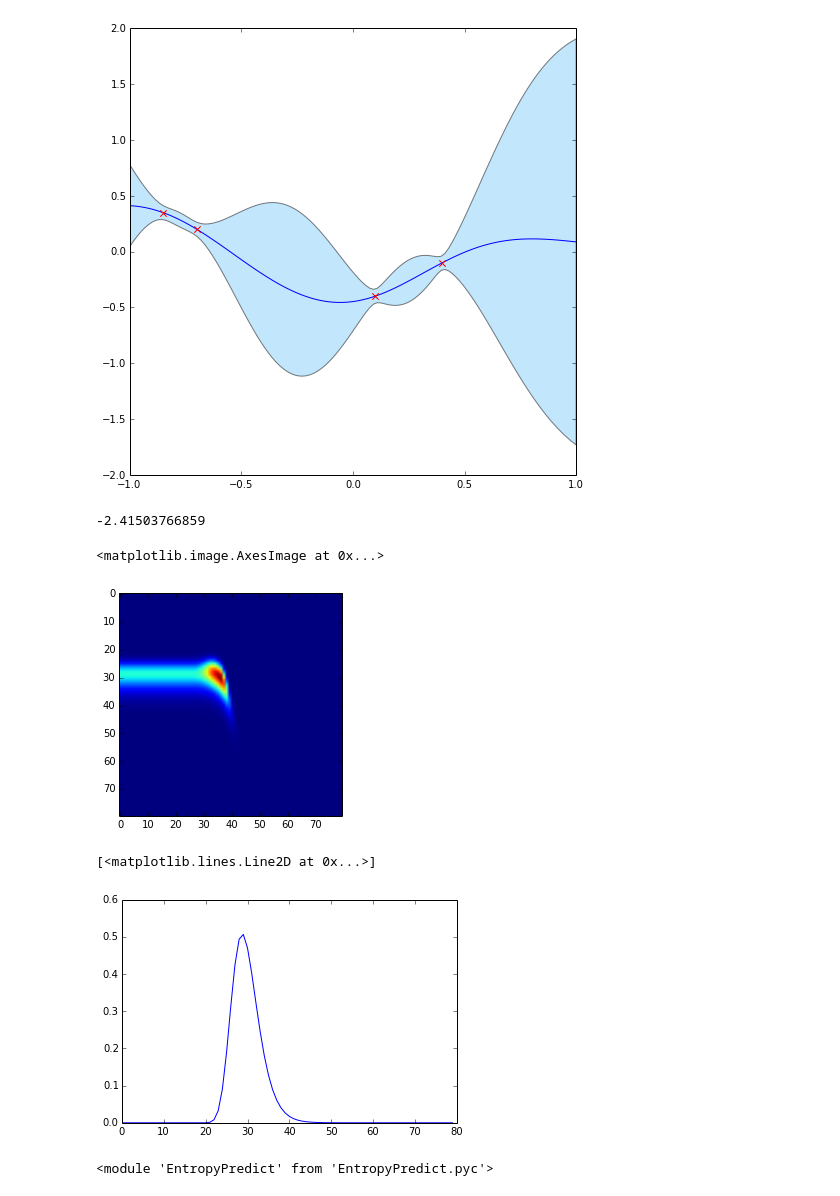
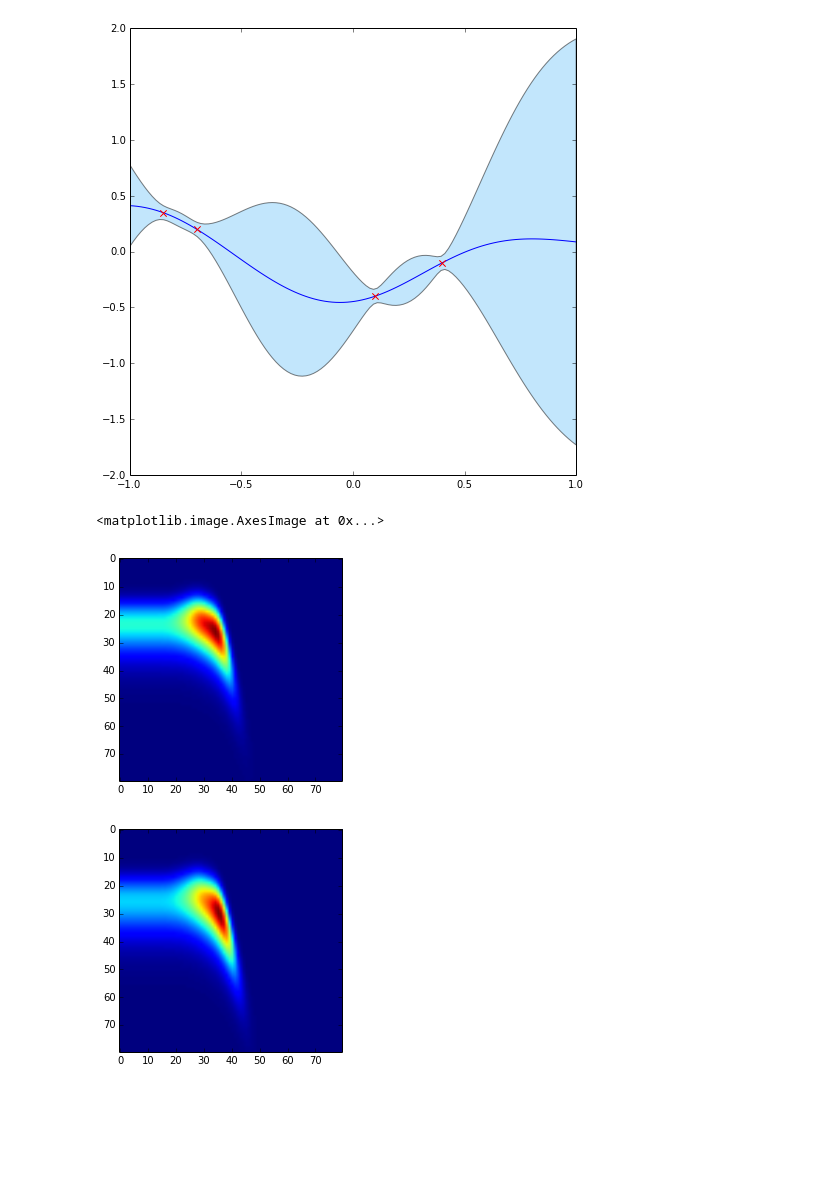
Before and after one commit to markm541374/ES, a Jupyter notebook: scatch.ipynb, the cells around one changed output. Saved outputs shown, nothing was run; the diff lists cells and outputs as text; code cells hidden in the pictures; blank space fills up the shorter version.

```diff
--- a/scatch.ipynb
+++ b/scatch.ipynb
@@ -23,38 +24,29 @@ g1=GPd.GPcore(Xo,Yo,So,Do,kf)
 a=GPd.plot1(g1,[-1],[1])
 # %% [output]
 [figure]
-# %%
-print g1.llk()
-# %% [output]
--2.41503766859
+# %%
+kfGen=GPep.gen_sqexp_k_d
+def kfPrior(para):
+    return sps.norm.pdf(sp.log10(para[0]),loc=1.,scale=2.)*sps.norm.pdf(sp.log10(para[0]),loc=1.,scale=2.)
 # %%
 m=sp.zeros((80,80))
-l=sp.logspace(-4,4,80)
+mp=sp.zeros((80,80))
+Aguess=0.52
+A=sp.logspace(sp.log10(Aguess)-2,sp.log10(Aguess)+2,80)
+lguess=0.8
+l=sp.logspace(sp.log10(lguess)-2,sp.log10(lguess)+2,80)
 
 for i in xrange(80):
     for j in xrange(80):
-        kf = GPep.gen_sqexp_k_d([l[i],l[j]])
+        kf = kfGen([A[i],l[j]])
         g1=GPd.GPcore(Xo,Yo,So,Do,kf)
         m[i,j]=sp.exp(g1.llk())
+        mp[i,j]=m[i,j]*kfPrior([A[i],l[j]])
 # %%
 plt.imshow(m)
+plt.figure()
+plt.imshow(mp)
 # %% [output]
 <matplotlib.image.AxesImage at 0x...>
-[figure, old version]
+[figure, new version]
+[figure, added]
-# %%
-plt.plot(m[:,1])
-# %% [output]
-[<matplotlib.lines.Line2D at 0x...>]
-[figure, removed]
-# %%
-kf = GPep.gen_sqexp_k_d([1.,0.2])
-
-Xo=sp.matrix([[-0.85],[-0.7],[0.1],[0.4]])
-Yo=sp.matrix([[0.35],[0.2],[-0.4],[-0.1]])
-So=sp.matrix([[0.01],[0.01],[0.01],[0.01]])
-Do=[[sp.NaN],[sp.NaN],[sp.NaN],[sp.NaN]]
-
-import EntropyPredict
-reload(EntropyPredict)
-# %% [output]
-<module 'EntropyPredict' from 'EntropyPredict.pyc'>
```
Also changed, not shown: parts of 15 cells of this notebook, 2 other files.
